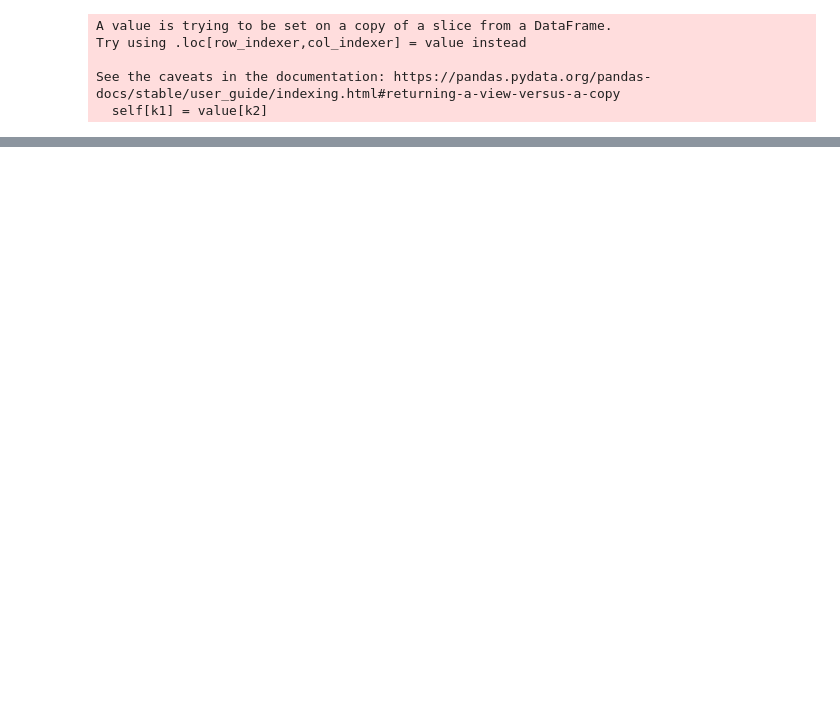
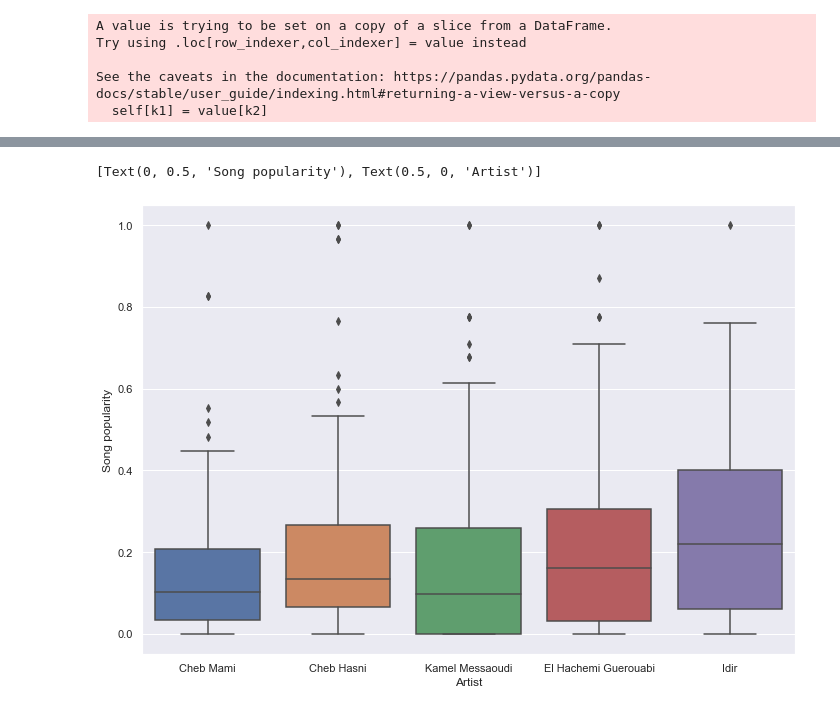
Before and after one commit to BelkacemB/rai-data-exploration, a Jupyter notebook: hasni-data.ipynb, the cells around one changed output, grey strips where cells are left out. Cells and saved outputs as stored; diff of their text form; code cells hidden in the pictures; blank space fills up the shorter version.

```diff
--- a/hasni-data.ipynb
+++ b/hasni-data.ipynb
@@ -70,0 +76,6 @@ sns.histplot(data=df, x="popularity", hue='main_artist', kde=True)
+# %%
+ax = sns.boxplot(x=df.main_artist, y=df.popularity)
+ax.set(ylabel="Song popularity", xlabel="Artist")
+# %% [output]
+[Text(0, 0.5, 'Song popularity'), Text(0.5, 0, 'Artist')]
+[figure, added]
```
Also changed, not shown: parts of 8 cells of this notebook, 10 other files.
